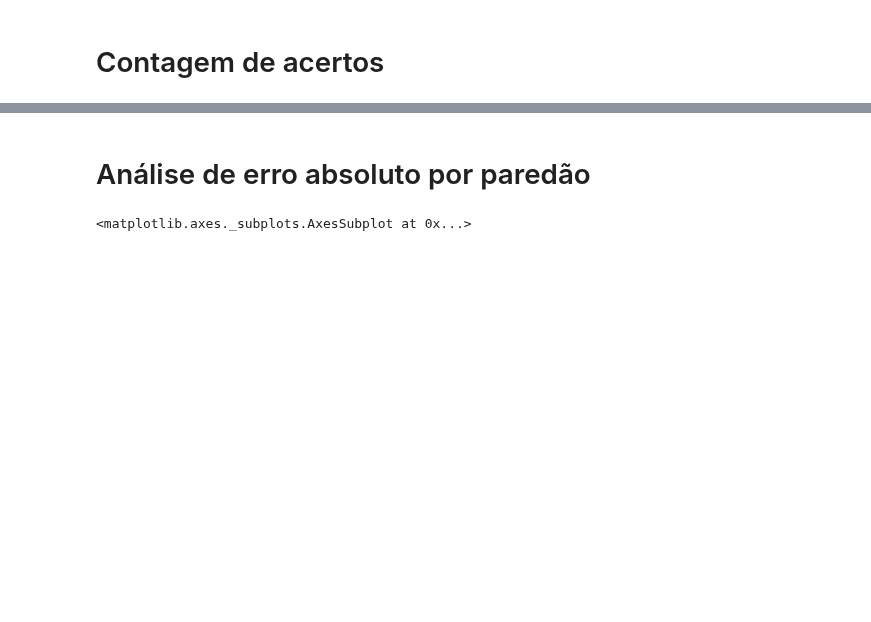
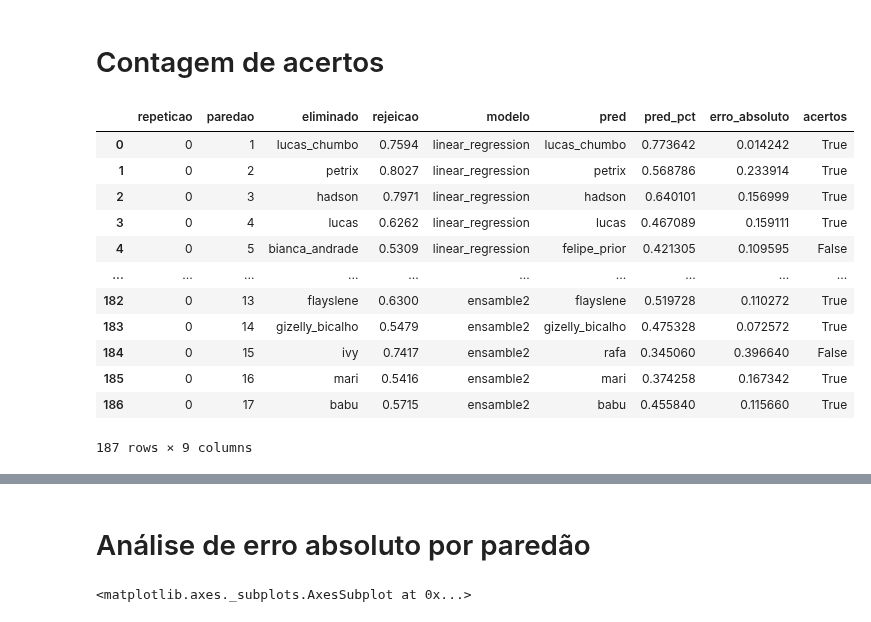
Before and after one commit to kenzosakiyama/BBBert20, a Jupyter notebook: paredoes.ipynb, the cells around one changed output, grey strips where cells are left out. Drawn from its saved outputs; the diff is of its cells as text; code cells hidden in the pictures; blank space fills up the shorter version.

```diff
--- a/paredoes.ipynb
+++ b/paredoes.ipynb
@@ -83,0 +87,16 @@ paredoes_df["acertos"] = paredoes_df["eliminado"] == paredoes_df["pred"]
+# %%
+paredoes_analysis_df[paredoes_analysis_df["repeticao"] == 0]
+# %% [output]
+|  | repeticao | paredao | eliminado | rejeicao | modelo | pred | pred_pct | erro_absoluto | acertos |
+| 0 | 0 | 1 | lucas_chumbo | 0.7594 | linear_regression | lucas_chumbo | 0.773642 | 0.014242 | True |
+| 1 | 0 | 2 | petrix | 0.8027 | linear_regression | petrix | 0.568786 | 0.233914 | True |
+| 2 | 0 | 3 | hadson | 0.7971 | linear_regression | hadson | 0.640101 | 0.156999 | True |
+| 3 | 0 | 4 | lucas | 0.6262 | linear_regression | lucas | 0.467089 | 0.159111 | True |
+| 4 | 0 | 5 | bianca_andrade | 0.5309 | linear_regression | felipe_prior | 0.421305 | 0.109595 | False |
+| ... | ... | ... | ... | ... | ... | ... | ... | ... | ... |
+| 182 | 0 | 13 | flayslene | 0.6300 | ensamble2 | flayslene | 0.519728 | 0.110272 | True |
+| 183 | 0 | 14 | gizelly_bicalho | 0.5479 | ensamble2 | gizelly_bicalho | 0.475328 | 0.072572 | True |
+| 184 | 0 | 15 | ivy | 0.7417 | ensamble2 | rafa | 0.345060 | 0.396640 | False |
+| 185 | 0 | 16 | mari | 0.5416 | ensamble2 | mari | 0.374258 | 0.167342 | True |
+| 186 | 0 | 17 | babu | 0.5715 | ensamble2 | babu | 0.455840 | 0.115660 | True |
+187 rows × 9 columns
```
Also changed, not shown: parts of 18 cells of this notebook, 1 other file.
